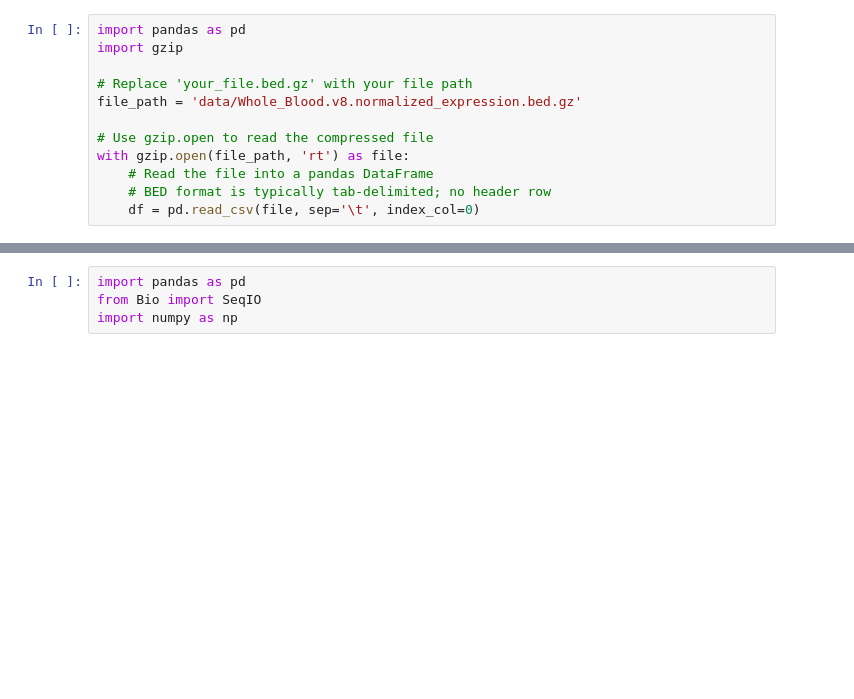
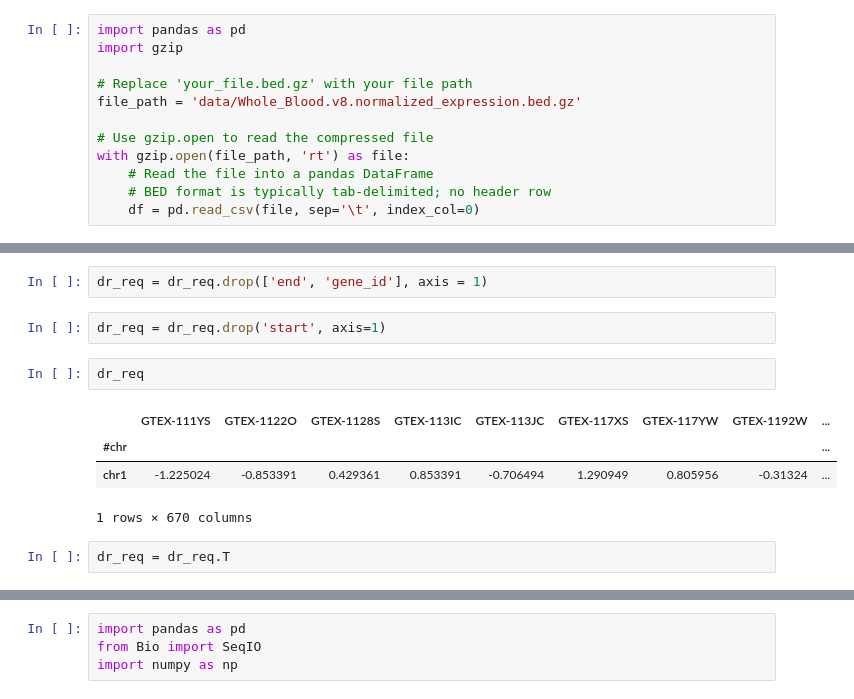
Before and after one commit to kevalpipalia/genome-foundation-models-project, a Jupyter notebook: NT_embeddings.ipynb, the cells around one changed output, grey strips where cells are left out. Cells and saved outputs as stored; diff of their text form; blank space fills up the shorter version.

```diff
--- a/NT_embeddings.ipynb
+++ b/NT_embeddings.ipynb
@@ -92,0 +111,13 @@ with gzip.open(file_path, 'rt') as file:
+# %%
+dr_req = dr_req.drop(['end', 'gene_id'], axis = 1)
+# %%
+dr_req = dr_req.drop('start', axis=1)
+# %%
+dr_req
+# %% [output]
+|  | GTEX-111YS | GTEX-1122O | GTEX-1128S | GTEX-113IC | GTEX-113JC | GTEX-117XS | GTEX-117YW | GTEX-1192W | ... |
+| #chr |  |  |  |  |  |  |  |  | ... |
+| chr1 | -1.225024 | -0.853391 | 0.429361 | 0.853391 | -0.706494 | 1.290949 | 0.805956 | -0.31324 | ... |
+1 rows × 670 columns
+# %%
+dr_req = dr_req.T
```
Also changed, not shown: parts of 11 cells of this notebook, 17 other files.
